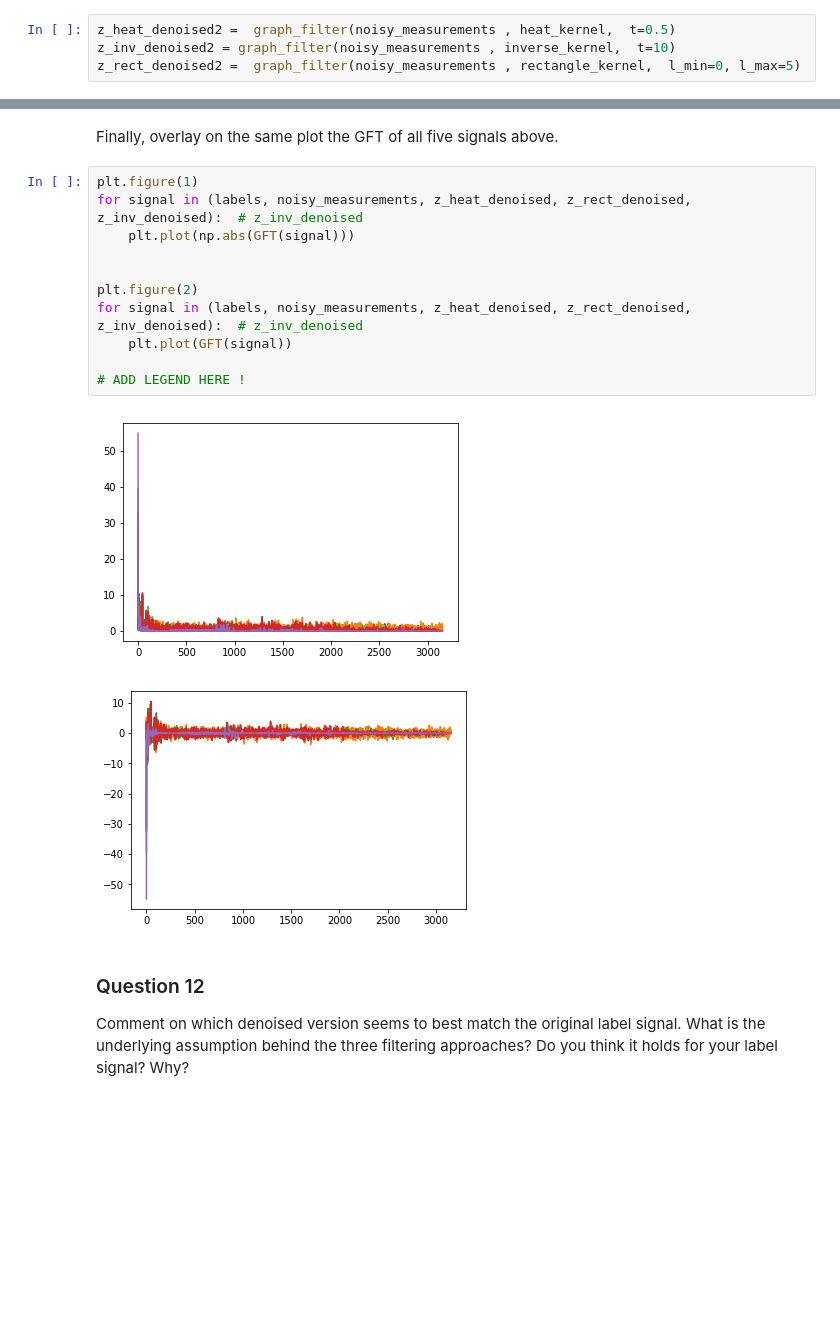
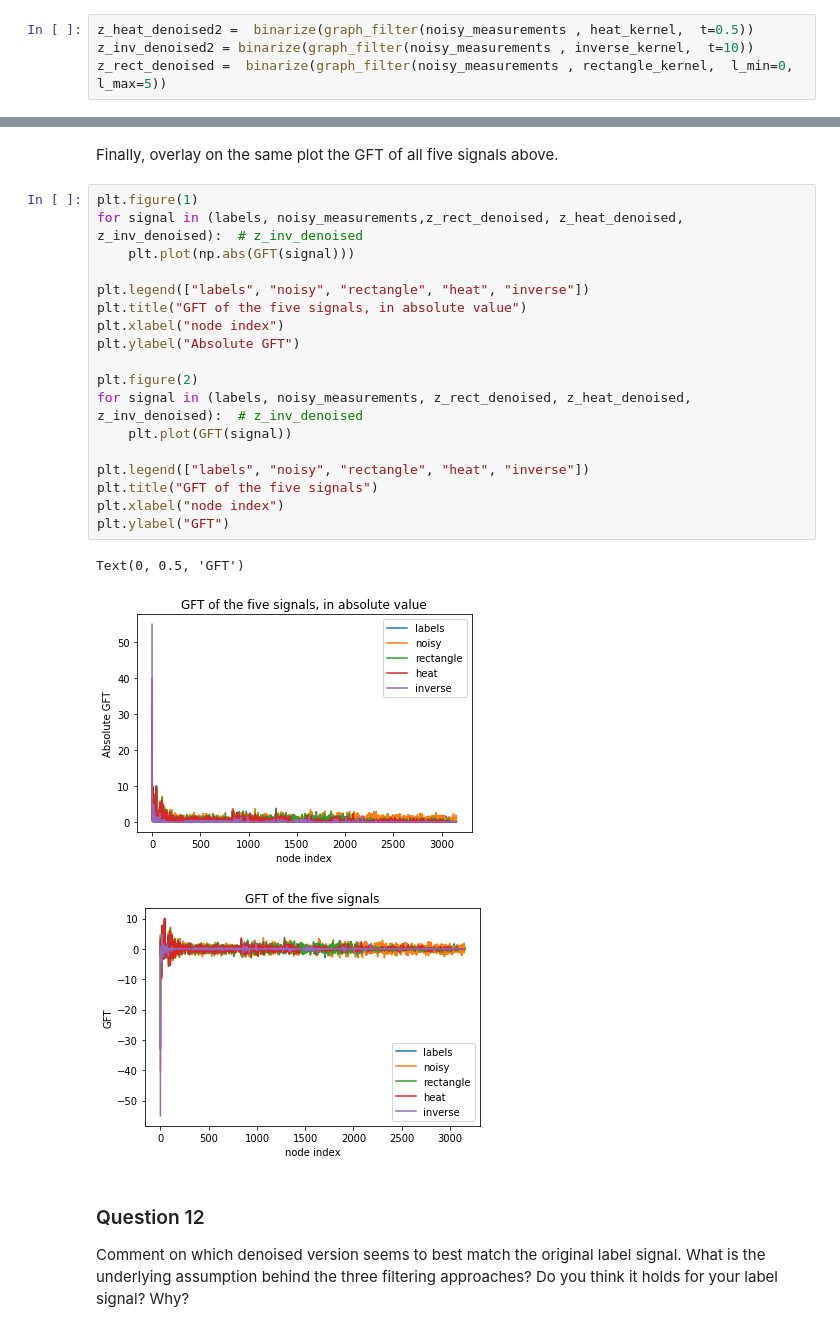
Before and after one commit to dsalathe/group_ntds, a Jupyter notebook: 4_graph_signal_processing.ipynb, the cells around one changed output, grey strips where cells are left out. Saved outputs shown, nothing was run; the diff lists cells and outputs as text; blank space fills up the shorter version.

Commit message:
Legend added on most plots and some small changes.

```diff
--- a/4_graph_signal_processing.ipynb
+++ b/4_graph_signal_processing.ipynb
@@ -514,9 +499,9 @@ Nb errors rect: 0.07863031071655041
 [-1. -1. -1. ...  1.  1. -1.]
 [-1. -1. -1. ...  1. -1. -1.]
 # %%
-z_heat_denoised2 =  graph_filter(noisy_measurements , heat_kernel,  t=0.5)
-z_inv_denoised2 = graph_filter(noisy_measurements , inverse_kernel,  t=10)
-z_rect_denoised2 =  graph_filter(noisy_measurements , rectangle_kernel,  l_min=0, l_max=5)
+z_heat_denoised2 =  binarize(graph_filter(noisy_measurements , heat_kernel,  t=0.5))
+z_inv_denoised2 = binarize(graph_filter(noisy_measurements , inverse_kernel,  t=10))
+z_rect_denoised =  binarize(graph_filter(noisy_measurements , rectangle_kernel,  l_min=0, l_max=5))
 # %% [markdown]
 Plot, on your graph, the original label signal, the noisy measurements, and the three denoised version obtained above. Report on each plot the value of the corresponding relative error
 $$
@@ -562,18 +540,26 @@ relative error inv:  0.8853059615350426
 Finally, overlay on the same plot the GFT of all five signals above.
 # %%
 plt.figure(1)
-for signal in (labels, noisy_measurements, z_heat_denoised, z_rect_denoised, z_inv_denoised):  # z_inv_denoised
+for signal in (labels, noisy_measurements,z_rect_denoised, z_heat_denoised,  z_inv_denoised):  # z_inv_denoised
     plt.plot(np.abs(GFT(signal)))
 
+plt.legend(["labels", "noisy", "rectangle", "heat", "inverse"])
+plt.title("GFT of the five signals, in absolute value")
+plt.xlabel("node index")
+plt.ylabel("Absolute GFT")
 
 plt.figure(2)
-for signal in (labels, noisy_measurements, z_heat_denoised, z_rect_denoised, z_inv_denoised):  # z_inv_denoised
+for signal in (labels, noisy_measurements, z_rect_denoised, z_heat_denoised, z_inv_denoised):  # z_inv_denoised
     plt.plot(GFT(signal))
 
-# ADD LEGEND HERE !
+plt.legend(["labels", "noisy", "rectangle", "heat", "inverse"])
+plt.title("GFT of the five signals")
+plt.xlabel("node index")
+plt.ylabel("GFT")
 # %% [output]
+Text(0, 0.5, 'GFT')
-[figure, old version]
+[figure, new version]
-[figure, old version]
+[figure, new version]
 # %% [markdown]
 ### Question 12
 
```
Also changed, not shown: parts of 9 cells of this notebook.
